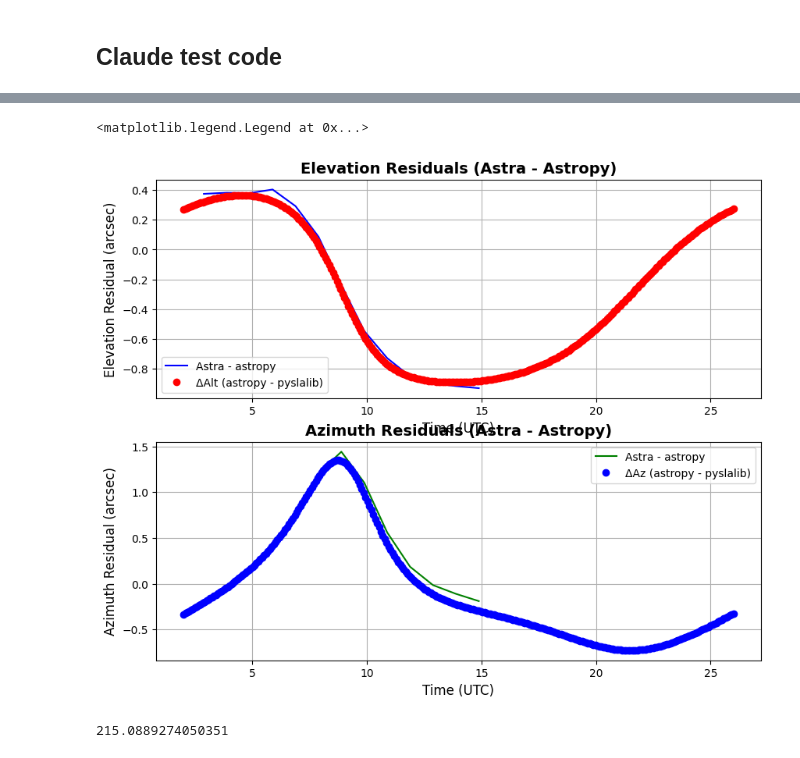
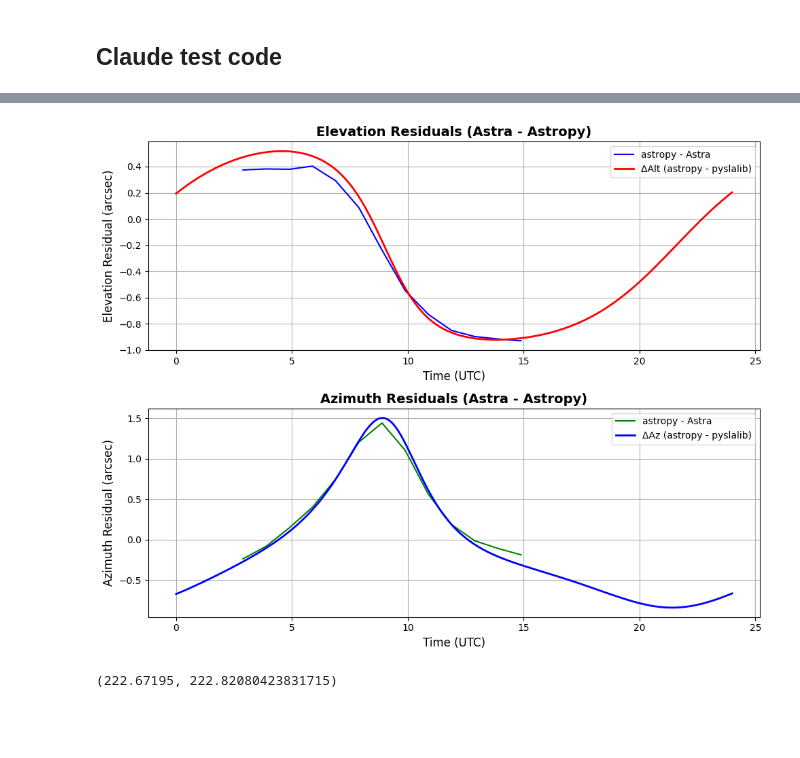
Before and after one commit to ccatobs/kosma-ocs-translator, a Jupyter notebook: utils/results_analysis_notebook.ipynb, the cells around one changed output, grey strips where cells are left out. Drawn from its saved outputs; the diff is of its cells as text; code cells hidden in the pictures; blank space fills up the shorter version.

```diff
--- a/utils/results_analysis_notebook.ipynb
+++ b/utils/results_analysis_notebook.ipynb
@@ -386,7 +390,7 @@ fig, axes = plt.subplots(2, 1, figsize=(10, 8))
 # convert time column to hours in the day
 df_results["time_dt"] = pd.to_datetime(df_results['time'])
 df_results['hours_since_midnight'] = df_results['time_dt'].dt.hour + df_results['time_dt'].dt.minute / 60.0 + df_results['time_dt'].dt.second / 3600.0
-axes[0].plot(df_results['hours_since_midnight'], (df_results['astropy_el'] - df_results['tel_elv_act']) * 3600.0, label='Astra - astropy', color='blue')
+axes[0].plot(df_results['hours_since_midnight'], (df_results['astropy_el'] - df_results['tel_elv_act']) * 3600.0, label='astropy - Astra', color='blue')
 axes[0].set_title('Elevation Residuals (Astra - Astropy)', fontsize=14, fontweight='bold')
 axes[0].set_xlabel('Time (UTC)', fontsize=12)
 axes[0].set_ylabel('Elevation Residual (arcsec)', fontsize=12)
@@ -395,42 +399,43 @@ axes[0].set_ylabel('Elevation Residual (arcsec)', fontsize=12)
 axes[0].legend()
 axes[0].grid(True)
 # Azimuth residuals
-axes[1].plot(df_results['hours_since_midnight'], (df_results['astropy_az'] - df_results['tel_azm_act']) * 3600.0, label='Astra - astropy', color='green')
+axes[1].plot(df_results['hours_since_midnight'], (df_results['astropy_az'] - df_results['tel_azm_act']) * 3600.0, label='astropy - Astra', color='green')
 # plot pyslalib azimuth residuals as well
 
 axes[1].set_title('Azimuth Residuals (Astra - Astropy)', fontsize=14, fontweight='bold')
 axes[1].set_xlabel('Time (UTC)', fontsize=12)
 axes[1].set_ylabel('Azimuth Residual (arcsec)', fontsize=12)
 # change the time format on x axis to hour and minute
 #axes[1].xaxis.set_major_formatter(plt.matplotlib.dates.DateFormatter('%H:%M'))
 axes[1].legend()
 axes[1].grid(True)
 # look at slalib python azimuth residuals as well
 # convert time_offset to datetime starting at base_time
-axes[1].plot(time_offsets+2, diff_az_wrapped*3600, 'b-', label='ΔAz (astropy - pyslalib)', linewidth=2)
-axes[0].plot(time_offsets+2, diff_alt*3600, 'r-', label='ΔAlt (astropy - pyslalib)', linewidth=2)
+axes[1].plot(time_offsets, diff_az_wrapped*3600, 'b-', label='ΔAz (astropy - pyslalib)', linewidth=2)
+axes[0].plot(time_offsets, diff_alt*3600, 'r-', label='ΔAlt (astropy - pyslalib)', linewidth=2)
 # subtract astra from pyslalib from df_results['tel_azm_act'] using time_offsets to match time
 diff_astra_to_pyslalib_az = []
 diff_astra_to_pyslalib_el = []
 for t in df_results['hours_since_midnight']:
     # find closest time in time_offsets
     idx = (np.abs(time_offsets - t)).argmin()
     # calculate difference
     diff_az = (df_results.loc[df_results['hours_since_midnight'] == t, 'tel_azm_act'].values[0] - pyslalib_az[idx])
     diff_el = (df_results.loc[df_results['hours_since_midnight'] == t, 'tel_elv_act'].values[0] - pyslalib_alt[idx])
-    diff_astra_to_pyslalib_az.append(diff_az * 3600.0)
-    diff_astra_to_pyslalib_el.append(diff_el * 3600.0)
+    diff_astra_to_pyslalib_az.append(diff_az)
+    diff_astra_to_pyslalib_el.append(diff_el)
 # plot these differences
+
 #axes[1].plot(df_results['hours_since_midnight'], diff_astra_to_pyslalib_az, label='Astra - PySLALIB', color='orange')
 #axes[0].plot(df_results['hours_since_midnight'], diff_astra_to_pyslalib_el, label='Astra - PySLALIB', color='orange')
 #
 axes[0].legend()
 axes[1].legend()
+fig.tight_layout()
 # %% [output]
-<matplotlib.legend.Legend at 0x...>
-[figure, old version]
+[figure, new version]
 # %%
-df_results.loc[df_results['hours_since_midnight'] == t, 'tel_azm_act'].values[0]
-pyslalib_az[idx]
+df_results.loc[df_results['hours_since_midnight'] == t, 'tel_azm_act'].values[0], pyslalib_az[idx]
+#pyslalib_az[idx]
 # %% [output]
-215.0889274050351
+(222.67195, 222.82080423831715)
```
Also changed, not shown: parts of 6 cells of this notebook.
